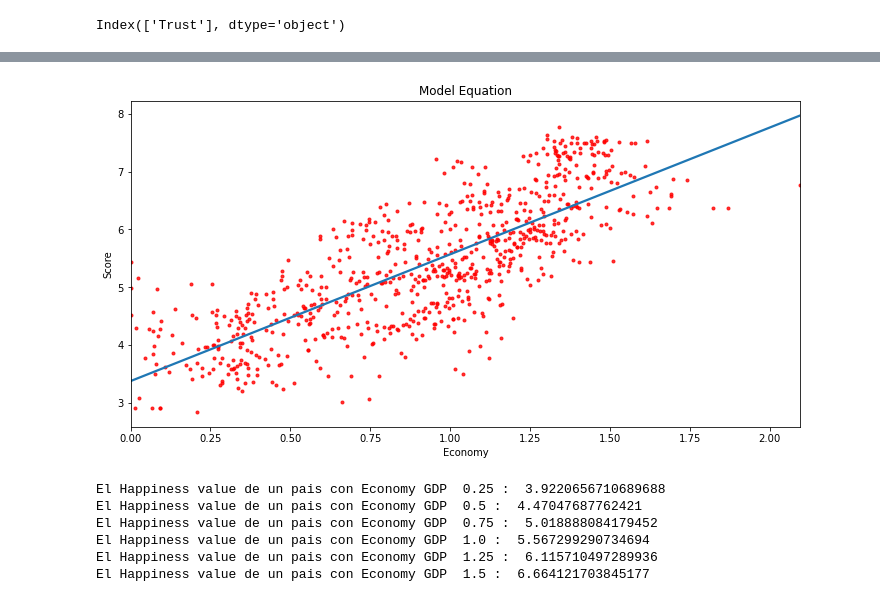
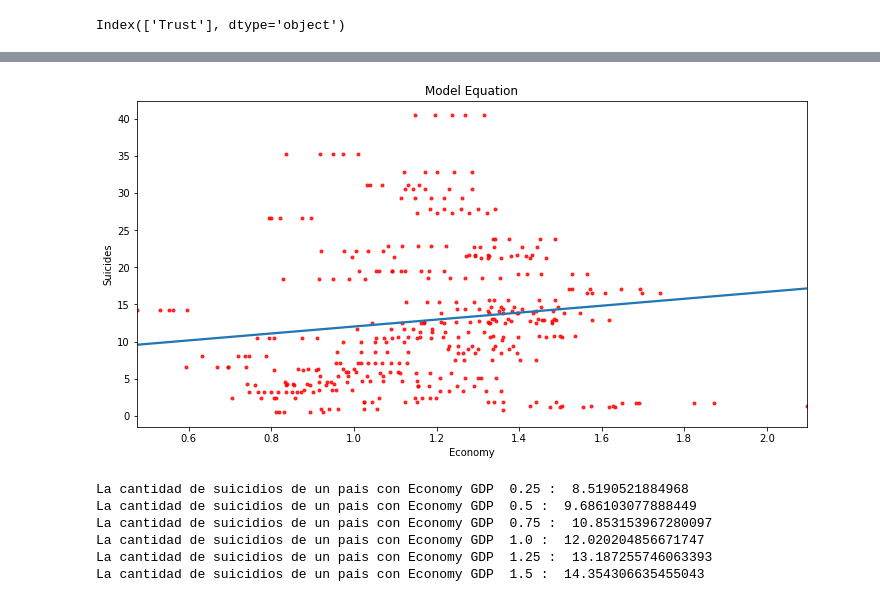
Before and after one commit to dianaxime/DM_Proyecto, a Jupyter notebook: Modelo.ipynb, the cells around one changed output, grey strips where cells are left out. Cells and saved outputs as stored; diff of their text form; code cells hidden in the pictures.

Commit message:
change model

```diff
--- a/Modelo.ipynb
+++ b/Modelo.ipynb
@@ -162,5 +164,5 @@ df_happiness[df_happiness["Trust"].isnull()]
 # %%
-avg_data_trust = df_happiness[df_happiness["Score"] > 6.774].mean().Trust
-df_happiness.loc[df_happiness["Trust"].isnull(),["Trust"]] = avg_data_trust
-df_happiness[df_happiness["Trust"].isnull()]
+avg_data_trust = df_final[df_final["Score"] > 6.774].mean().Trust
+df_final.loc[df_final["Trust"].isnull(),["Trust"]] = avg_data_trust
+df_final[df_final["Trust"].isnull()]
 # %% [output]
@@ -168,6 +170,6 @@ df_happiness[df_happiness["Trust"].isnull()]
 # %%
-df_H = df_happiness.copy()
-column_list = ["Score","Economy","Family","Health","Freedom","Generosity","Trust"]
+df_H = df_final.copy()
+column_list = ["Suicides", "GDP_Capita", "Score","Economy","Family","Health","Freedom","Generosity","Trust"]
 for col in column_list:
     sns.boxplot(x = df_H[col])
     plt.xlabel(col)
@@ -227,5 +226,5 @@ array([  0,   2,   3,   4,   5,   6,   7,   8,   9,  16,  19,  20,  21,
 # %%
-df_table = df_happiness.copy()
+df_table = df_final.copy()
 df_table["Trust"].iloc[outliers_vector.index.values] = df_table["Trust"].mean()
 df_table["Trust"].iloc[outliers_vector.index.values]
 # %% [output]
@@ -248,3 +237,3 @@ Name: Trust, Length: 70, dtype: float64
 # %%
-df_happiness = df_table
+df_final = df_table
 # %%
@@ -268,24 +257,24 @@ Rscore:  0.6195104598446823
 # %%
 plt.figure(figsize=(12, 6))
-g = sns.regplot(x=df_happiness["Economy"], y=df_happiness["Score"], ci=None, scatter_kws = {'color':'r','s':9})
+g = sns.regplot(x=df_final["Economy"], y=df_final["Suicides"], ci=None, scatter_kws = {'color':'r','s':9})
 g.set_title("Model Equation")
-g.set_ylabel("Score")
+g.set_ylabel("Suicides")
 g.set_xlabel("Economy")
 plt.show()
 # %% [output]
-[figure, old version]
+[figure, new version]
 # %%
 gdb_list = [[0.25],[0.50],[0.75],[1.00],[1.25],[1.50]]
 model.predict(gdb_list)
 for g in gdb_list:
-    print("El Happiness value de un pais con Economy GDP ", g[0], ": ", model.predict([g])[0][0])
+    print("La cantidad de suicidios de un pais con Economy GDP ", g[0], ": ", model.predict([g])[0][0])
 # %% [output]
-El Happiness value de un pais con Economy GDP  0.25 :  3.9220656710689688
-El Happiness value de un pais con Economy GDP  0.5 :  4.47047687762421
-El Happiness value de un pais con Economy GDP  0.75 :  5.018888084179452
-El Happiness value de un pais con Economy GDP  1.0 :  5.567299290734694
-El Happiness value de un pais con Economy GDP  1.25 :  6.115710497289936
-El Happiness value de un pais con Economy GDP  1.5 :  6.664121703845177
+La cantidad de suicidios de un pais con Economy GDP  0.25 :  8.5190521884968
+La cantidad de suicidios de un pais con Economy GDP  0.5 :  9.686103077888449
+La cantidad de suicidios de un pais con Economy GDP  0.75 :  10.853153967280097
+La cantidad de suicidios de un pais con Economy GDP  1.0 :  12.020204856671747
+La cantidad de suicidios de un pais con Economy GDP  1.25 :  13.187255746063393
+La cantidad de suicidios de un pais con Economy GDP  1.5 :  14.354306635455043
 # %%
 def linear_reg(col, text, prdctn):
 
```
Also changed, not shown: parts of 18 cells of this notebook.
